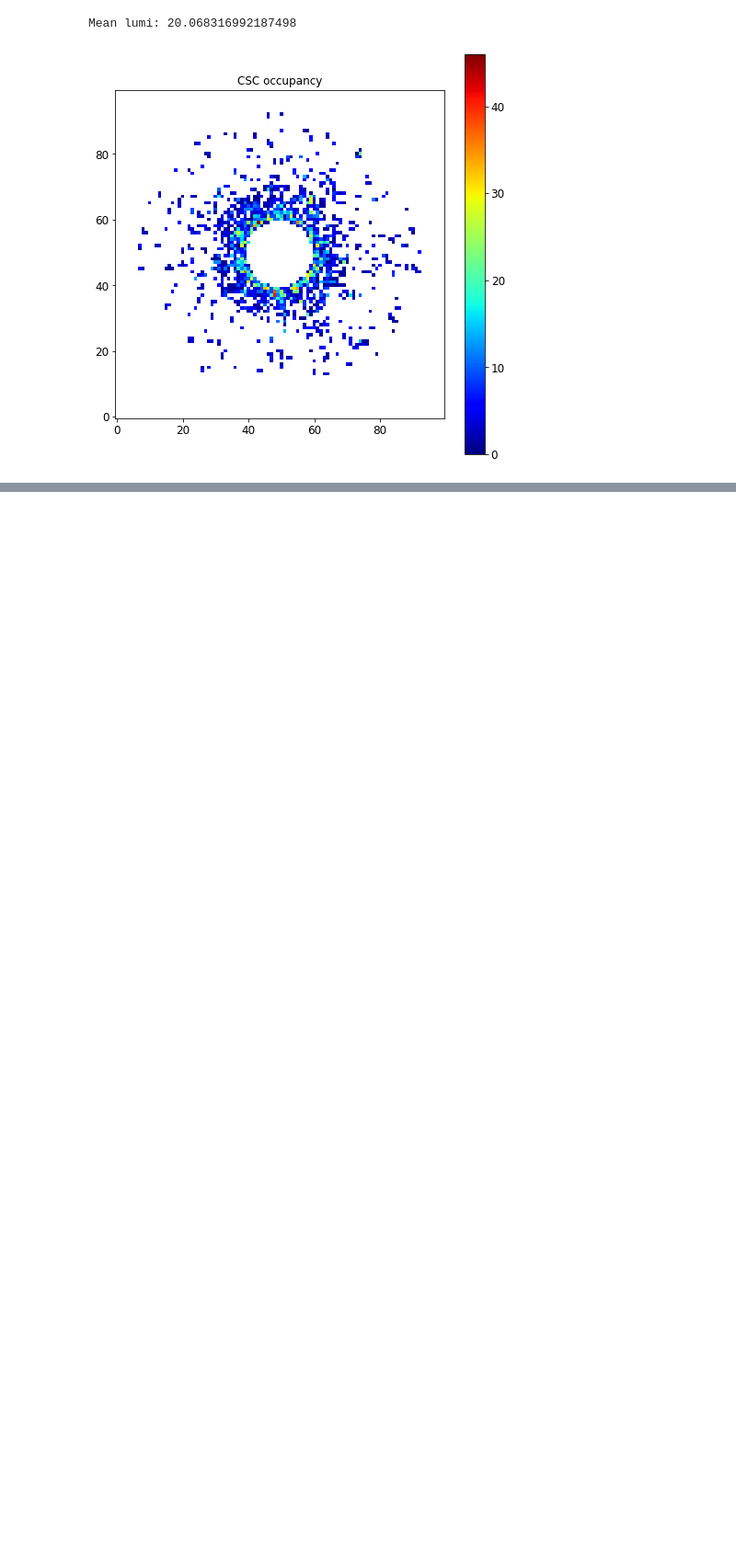
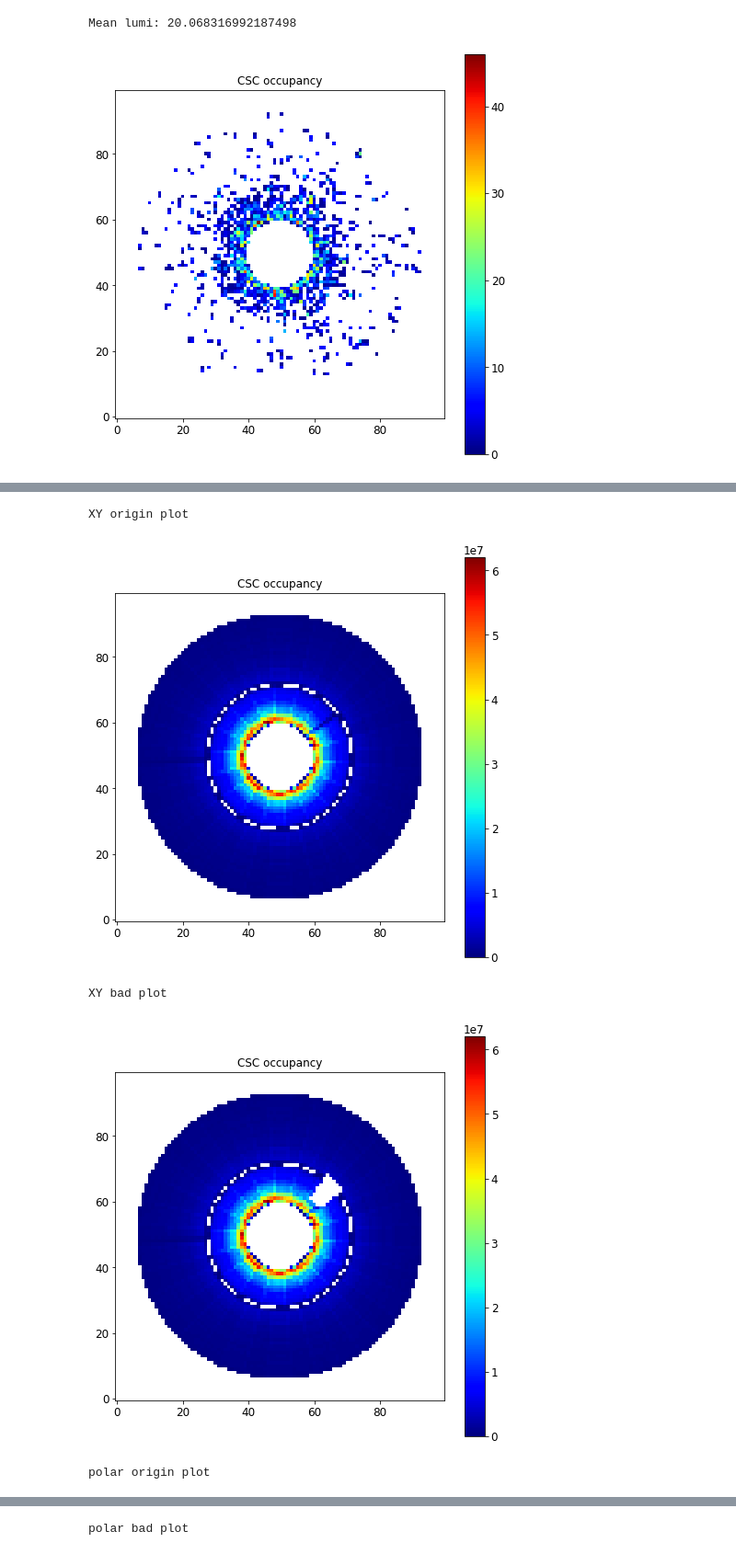
Before and after one commit to Ma128-bit/ML4DQM_deprecated, a Jupyter notebook: CSC_AE_preprocessing.ipynb, the cells around one changed output, grey strips where cells are left out. Shown: that part at 92% size. Drawn from its saved outputs; the diff is of its cells as text; code cells hidden in the pictures; blank space fills up the shorter version.

```diff
--- a/CSC_AE_preprocessing.ipynb
+++ b/CSC_AE_preprocessing.ipynb
@@ -300,0 +280,19 @@ polar bad plot
+# %%
+# have a look on good and bad plot
+sum_img = Make_img(sum(monitoring_elements['data_norm']), monitoring_elements['x_bin'][0], monitoring_elements['x_min'][0], monitoring_elements['x_max'][0], monitoring_elements['y_bin'][0], monitoring_elements['y_min'][0], monitoring_elements['y_max'][0])
+sum_img_copy = np.copy(sum_img)
+modified_matrix = simulate_bad(sum_img_copy)
+print("XY origin plot")
+Show2Dimg(sum_img)
+print("XY bad plot")
+Show2Dimg(modified_matrix)
+print("polar origin plot")
+Show2Dimg(XY_to_Polar(sum_img))
+print("polar bad plot")
+Show2Dimg(XY_to_Polar(modified_matrix))
+# %% [output]
+XY origin plot
+[figure, added]
+XY bad plot
+[figure, added]
+polar origin plot
@@ -300,0 +300 @@ polar bad plot
+polar bad plot
```
Also changed, not shown: parts of 16 cells of this notebook, 1 other file.
